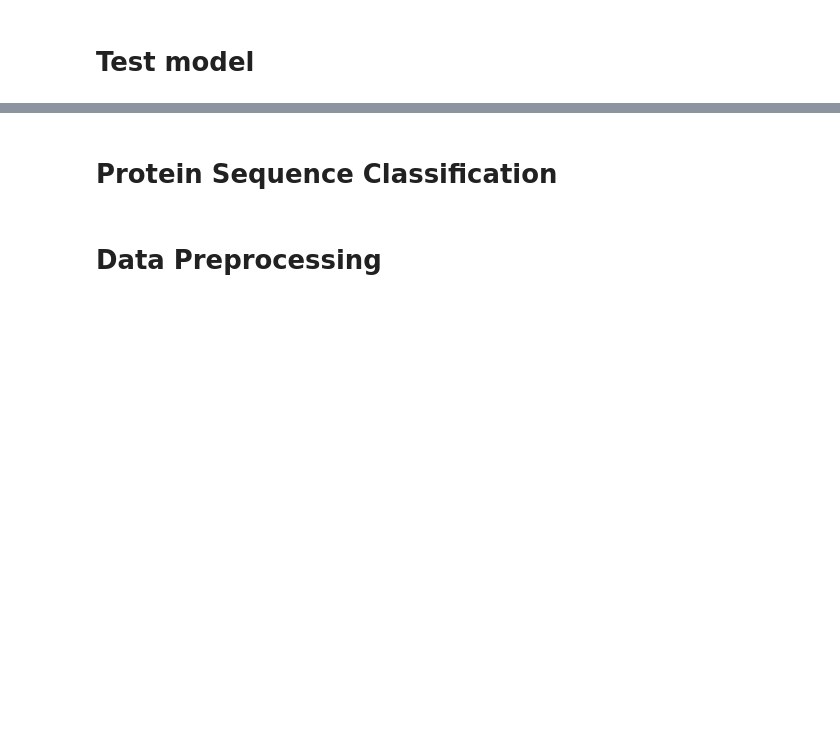
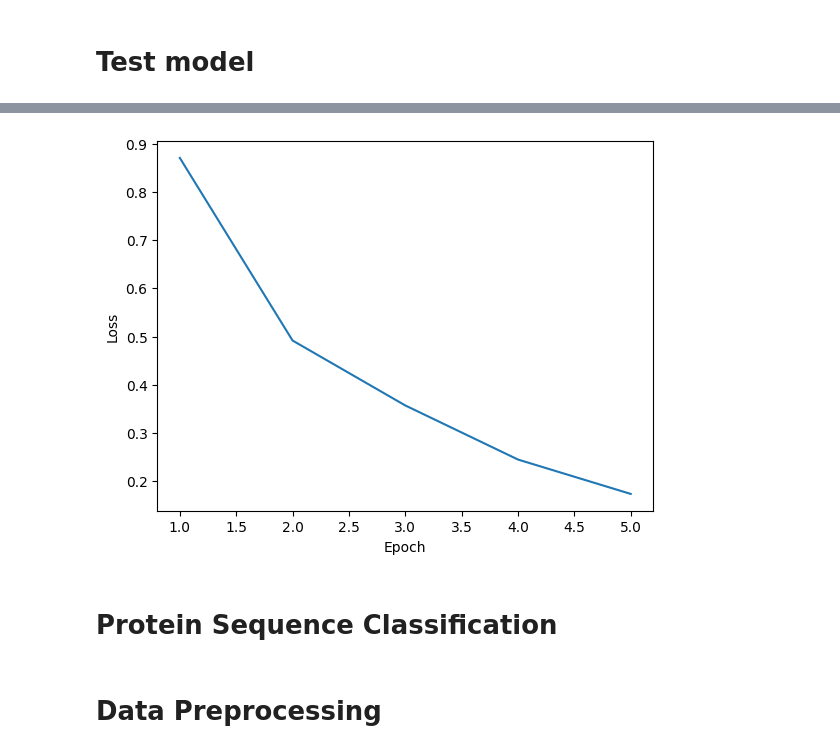
Before and after one commit to KhangSimple/dna_protein_analysis, a Jupyter notebook: dna-analysis.ipynb, the cells around one changed output, grey strips where cells are left out. Cells and saved outputs as stored; diff of their text form; code cells hidden in the pictures; blank space fills up the shorter version.

```diff
--- a/dna-analysis.ipynb
+++ b/dna-analysis.ipynb
@@ -224,3 +255,13 @@ print(classification_report(test_pre, test_label))
+# %%
+#
+# Display loss history
+#
+plt.ylabel('Loss')
+plt.xlabel('Epoch')
+plt.plot(y, loss_his)
+plt.show()
+# %% [output]
+[figure, added]
 # %% [markdown]
 # Protein Sequence Classification
 # %% [markdown]
```
Also changed, not shown: parts of 30 cells of this notebook.
